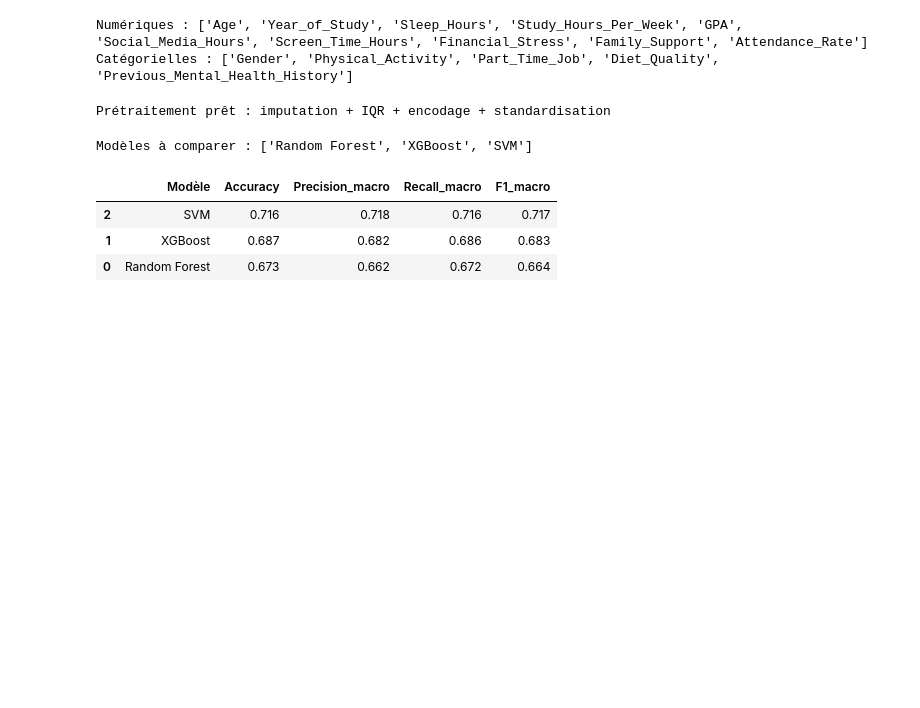
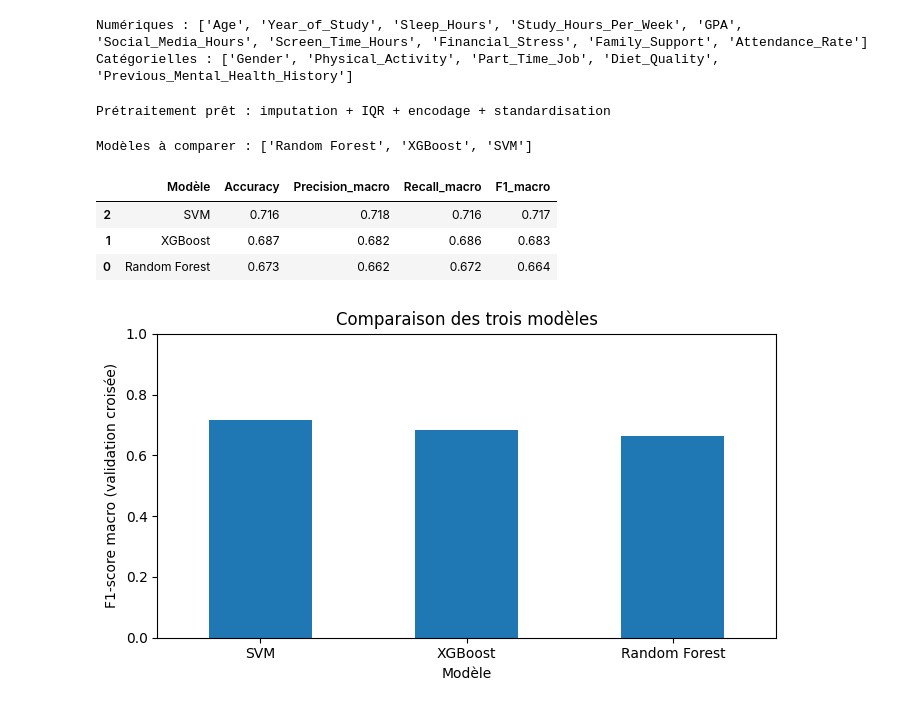
Before and after one commit to zakaryahari/student-mental-health-risk-prediction, a Jupyter notebook: notebooks/03_Model_Training_Student_Mental_Health.ipynb, the cells around one changed output. Drawn from its saved outputs; the diff is of its cells as text; code cells hidden in the pictures; blank space fills up the shorter version.

Commit message:
feat : Visualiser la comparaison entre les models

```diff
--- a/notebooks/03_Model_Training_Student_Mental_Health.ipynb
+++ b/notebooks/03_Model_Training_Student_Mental_Health.ipynb
@@ -182,3 +182,13 @@ display(comparaison.round(3))
 | 2 | SVM | 0.716 | 0.718 | 0.716 | 0.717 |
 | 1 | XGBoost | 0.687 | 0.682 | 0.686 | 0.683 |
 | 0 | Random Forest | 0.673 | 0.662 | 0.672 | 0.664 |
+# %%
+comparaison.plot(x="Modèle", y="F1_macro", kind="bar", legend=False, figsize=(7, 4))
+plt.ylabel("F1-score macro (validation croisée)")
+plt.ylim(0, 1)
+plt.xticks(rotation=0)
+plt.title("Comparaison des trois modèles")
+plt.tight_layout()
+plt.show()
+# %% [output]
+[figure, added]
```
